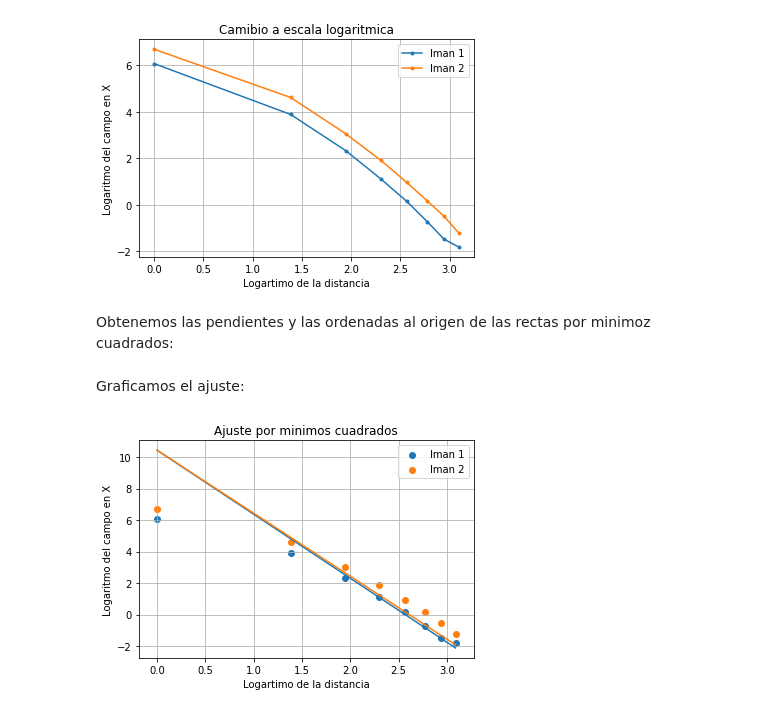
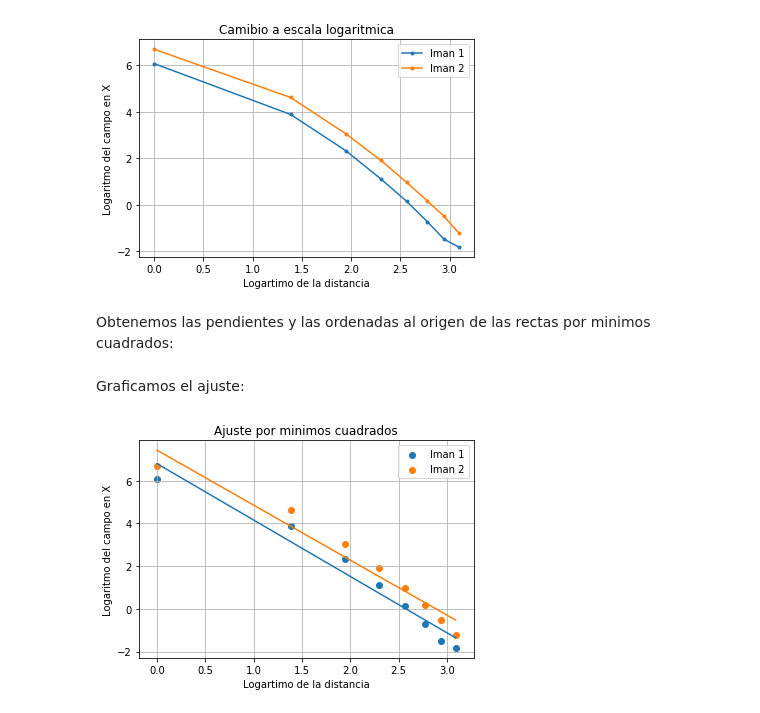
Before and after one commit to GabrielMissael/campo_magnetico, a Jupyter notebook: Analisis_de_datos.ipynb, the cells around one changed output. Cells and saved outputs as stored; diff of their text form; code cells hidden in the pictures.

```diff
--- a/Analisis_de_datos.ipynb
+++ b/Analisis_de_datos.ipynb
@@ -128,13 +128,13 @@ plt.grid()
 # %% [output]
 [figure]
 # %% [markdown]
-Obtenemos las pendientes y las ordenadas al origen de las rectas por minimoz cuadrados:
+Obtenemos las pendientes y las ordenadas al origen de las rectas por minimos cuadrados:
 # %%
-x = sum(newX)
-xs = sum([newX[i]**2 for i in range(8)])
+x = sum(newX[0:7])
+xs = sum([newX[i]**2 for i in range(7)])
 
-y1 = sum(newMedia[0])
-y2 = sum(newMedia[1])
+y1 = sum(newMedia[0][1:9])
+y2 = sum(newMedia[1][1:9])
 xy1 = sum([newX[i]*newMedia[0][i+1] for i in range(8)])
 xy2 = sum([newX[i]*newMedia[1][i+1] for i in range(8)])
 
@@ -142,25 +142,25 @@ m1 = (8*xy1-x*y1)/(8*xs-x**2)
 m2 = (8*xy2-x*y2)/(8*xs-x**2)
 
 b1 = (y1-m1*x)/8
-b2 = b1 = (y1-m1*x)/8
+b2 = (y2-m2*x)/8
 # %% [markdown]
 Graficamos el ajuste:
 # %%
-x = np.arange(0, 3.1, 0.01)
+grap = np.arange(0, 3.1, 0.01)
 
 plt.scatter(newX, newMedia[0][1:9], label = 'Iman 1', marker = 'o')
 plt.scatter(newX, newMedia[1][1:9], label = 'Iman 2', marker = 'o')
 
-plt.plot(x, x*m1+b1)
-plt.plot(x, x*m2+b2)
+plt.plot(grap, grap*m1+b1)
+plt.plot(grap, grap*m2+b2)
 
 plt.ylabel('Logaritmo del campo en X')
 plt.xlabel('Logartimo de la distancia')
 plt.title('Ajuste por minimos cuadrados')
 plt.legend()
 plt.grid()
 # %% [output]
-[figure, old version]
+[figure, new version]
 # %%
 print(f'Valores de n obtenidos: \nPara el iman 1 n = {m1} \nPara el iman 2 n = {m2}')
 # %% [output]
```
Also changed, not shown: parts of 1 cell of this notebook.
